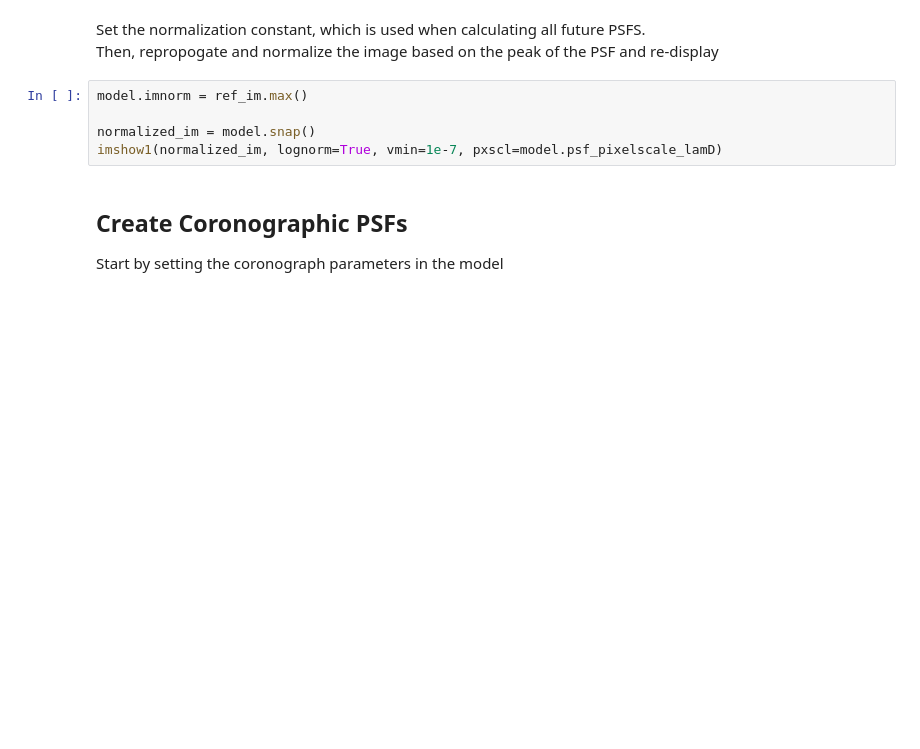
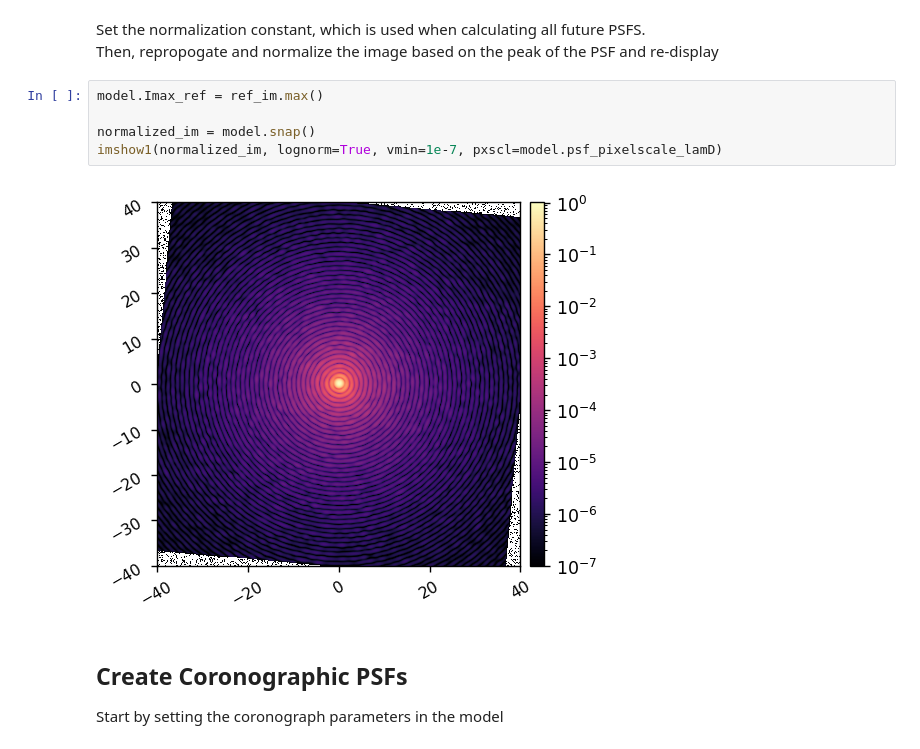
Before and after one commit to uasal/scoob-psf, a Jupyter notebook: example-notebooks/scoobpsf_demo.ipynb, the cells around one changed output. Cells and saved outputs as stored; diff of their text form; blank space fills up the shorter version.

```diff
--- a/example-notebooks/scoobpsf_demo.ipynb
+++ b/example-notebooks/scoobpsf_demo.ipynb
@@ -92,10 +92,12 @@ imshow1(ref_im, lognorm=True, pxscl=model.psf_pixelscale_lamD)
 Set the normalization constant, which is used when calculating all future PSFS. <br>
 Then, repropogate and normalize the image based on the peak of the PSF and re-display
 # %%
-model.imnorm = ref_im.max()
+model.Imax_ref = ref_im.max()
 
 normalized_im = model.snap()
 imshow1(normalized_im, lognorm=True, vmin=1e-7, pxscl=model.psf_pixelscale_lamD)
+# %% [output]
+[figure, added]
 # %% [markdown]
 ## Create Coronographic PSFs
 Start by setting the coronograph parameters in the model
```
Also changed, not shown: parts of 7 cells of this notebook, 7 other files.
